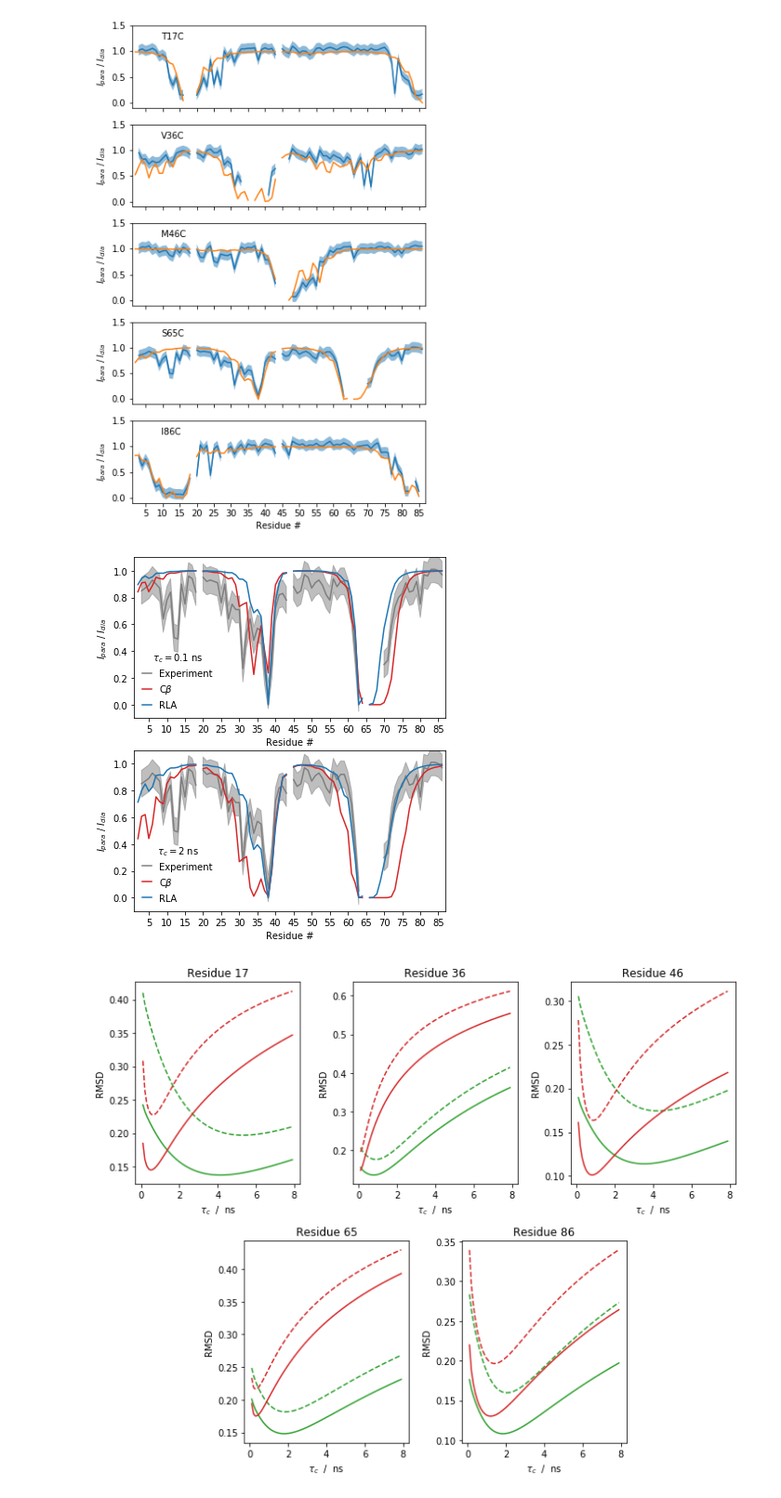
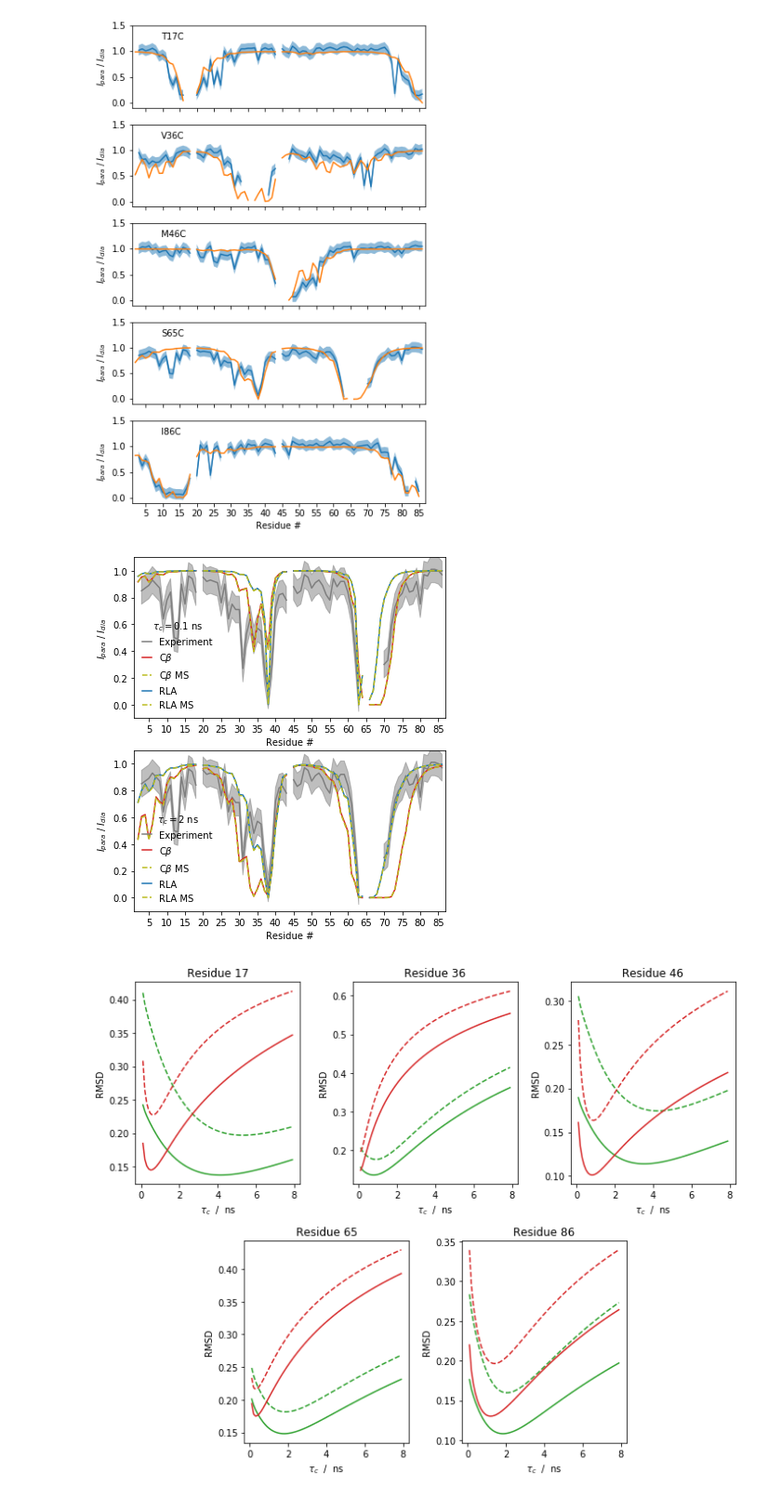
Before and after one commit to KULL-Centre/DEERpredict, a Jupyter notebook: ACBP.ipynb, the cells around one changed output. Shown at 93% size. Drawn from its saved outputs; the diff is of its cells as text; code cells hidden in the pictures.

```diff
--- a/ACBP.ipynb
+++ b/ACBP.ipynb
@@ -43,10 +43,10 @@ def load_calcPREs(path,labels):
     return resnums, df
 
 def calcIratio(tau_c,args):
-    label, r_2, Cbeta = args
+    label, tau_t, r_2, Cbeta = args
     u = MDAnalysis.Universe('ACBP/1nti.pdb')
     PRE = PREPrediction(u, label, output_prefix = 'ACBP/calcPREs/res', weights = False,
-          load_file = False, tau_t = 5*1e-10, log_file = 'ACBP/calcPREs/log', delay = 10e-3,
+          load_file = False, tau_t = tau_t*1e-9, log_file = 'ACBP/calcPREs/log', delay = 10e-3,
           tau_c = tau_c*1e-09, k = 1.23e16, r_2 = r_2, temperature = 298, Z_cutoff = 0.2, Cbeta = Cbeta,
           atom_selection = 'H', wh = 750)
     PRE.run()
@@ -55,10 +55,10 @@ def calcIratio(tau_c,args):
     return chi2
 
 def calcIratioDynRange(tau_c,args):
-    label, r_2, Cbeta = args
+    label, tau_t, r_2, Cbeta = args
     u = MDAnalysis.Universe('ACBP/1nti.pdb')
     PRE = PREPrediction(u, label, output_prefix = 'ACBP/calcPREs/res', weights = False,
-          load_file = False, tau_t = 5*1e-10, log_file = 'ACBP/calcPREs/log', delay = 10e-3,
+          load_file = False, tau_t = tau_t*1e-9, log_file = 'ACBP/calcPREs/log', delay = 10e-3,
           tau_c = tau_c*1e-09, k = 1.23e16, r_2 = r_2, temperature = 298, Z_cutoff = 0.2, Cbeta = Cbeta,
           atom_selection = 'H', wh = 750)
     PRE.run()
@@ -95,38 +95,54 @@ plt.savefig('ACBP/figs/fig4.pdf')
 # %%
 fig, (ax1,ax2) = plt.subplots(2, 1, sharex=False, sharey=False, figsize=(6,7))
 
 label=65
 
 ax1.plot(resnums, expPREs[label], color=plt.cm.tab10(7), label='Experiment')
 ax1.fill_between(resnums, expPREs[label]-.1, expPREs[label]+.1,alpha=.5, color=plt.cm.tab10(7))
-calcIratio(.25,[label, 12.6, True])
+calcIratio(.1,[label, 0.1, 12.6, True])
 calcPREs = np.loadtxt('ACBP/calcPREs/res-{:d}.dat'.format(label))[:,1]
 ax1.plot(resnums, calcPREs, color=plt.cm.tab10(3), label=r'C$\beta$')
-calcIratio(.25,[label, 12.6, False])
+
+calcPREs = np.loadtxt('/Users/giulio/cg-idps/DEER_MS/cb_compare/cmp_65/PRE_1nti_0.1-65_CB.dat')[:,1]
+ax1.plot(resnums, calcPREs, color=plt.cm.tab10(8), ls='--', label=r'C$\beta$ MS')
+
+calcIratio(.1,[label, 0.1, 12.6, False])
 calcPREs = np.loadtxt('ACBP/calcPREs/res-{:d}.dat'.format(label))[:,1]
 ax1.plot(resnums, calcPREs, color=plt.cm.tab10(0), label='RLA')
+
+calcPREs = np.loadtxt('/Users/giulio/cg-idps/DEER_MS/cb_compare/cmp_65/PRE_1nti_0.1-65.dat')[:,1]
+ax1.plot(resnums, calcPREs, color=plt.cm.tab10(8), ls='--', label=r'RLA MS')
+
 ax1.legend(frameon=False,title=r'$\tau_c=0.1$ ns',handlelength=1)
 
 ax2.plot(resnums, expPREs[label], color=plt.cm.tab10(7), label='Experiment')
 ax2.fill_between(resnums, expPREs[label]-.1, expPREs[label]+.1,alpha=.5, color=plt.cm.tab10(7))
-calcIratio(2,[label, 12.6, True])
+calcIratio(2,[label, 0.5, 12.6, True])
 calcPREs = np.loadtxt('ACBP/calcPREs/res-{:d}.dat'.format(label))[:,1]
 ax2.plot(resnums, calcPREs, color=plt.cm.tab10(3), label=r'C$\beta$')
-calcIratio(2,[label, 12.6, False])
+
+calcPREs = np.loadtxt('/Users/giulio/cg-idps/DEER_MS/cb_compare/cmp_65/PRE_1nti_2-65_CB.dat')[:,1]
+ax2.plot(resnums, calcPREs, color=plt.cm.tab10(8), ls='--', label=r'C$\beta$ MS')
+
+calcIratio(2,[label, 0.5, 12.6, False])
 calcPREs = np.loadtxt('ACBP/calcPREs/res-{:d}.dat'.format(label))[:,1]
 ax2.plot(resnums, calcPREs, color=plt.cm.tab10(0), label='RLA')
+
+calcPREs = np.loadtxt('/Users/giulio/cg-idps/DEER_MS/cb_compare/cmp_65/PRE_1nti_2-65.dat')[:,1]
+ax2.plot(resnums, calcPREs, color=plt.cm.tab10(8), ls='--', label=r'RLA MS')
+
 ax2.legend(frameon=False,title=r'$\tau_c=2$ ns',handlelength=1)
 
 for ax in [ax1,ax2]:
     ax.set_ylabel('$I_{para}$ / $I_{dia}$')
     ax.set_ylim(-.1,1.1)
     ax.set_xlim(1,resnums.size+1)
     ax.set_xticks(range(0,resnums.size+1,5)[1:])
     ax.set_xlabel('Residue #')
 plt.savefig('ACBP/figs/fig5.pdf')
 plt.show()
 # %% [output]
-[figure, old version]
+[figure, new version]
 # %%
 for label in labels:
     chi2 = []
```
Also changed, not shown: 12 other files.
